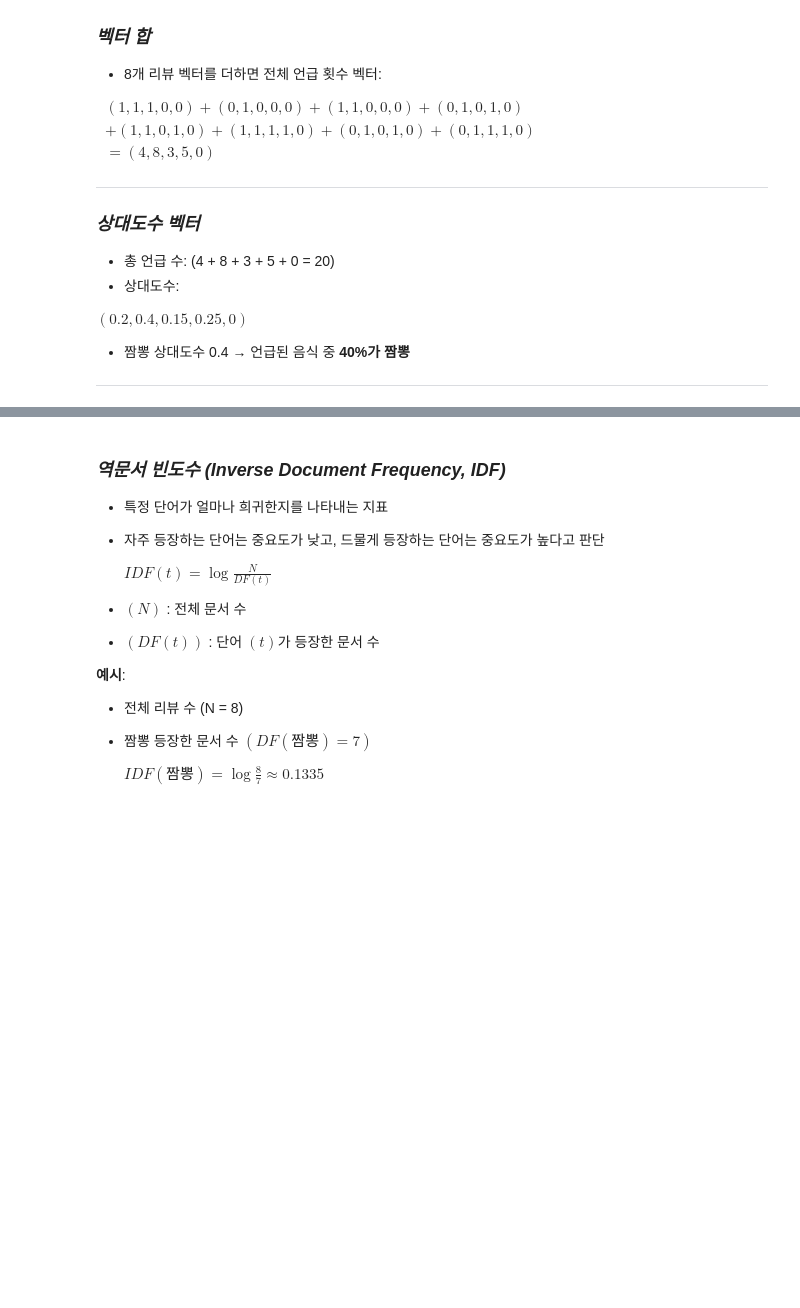
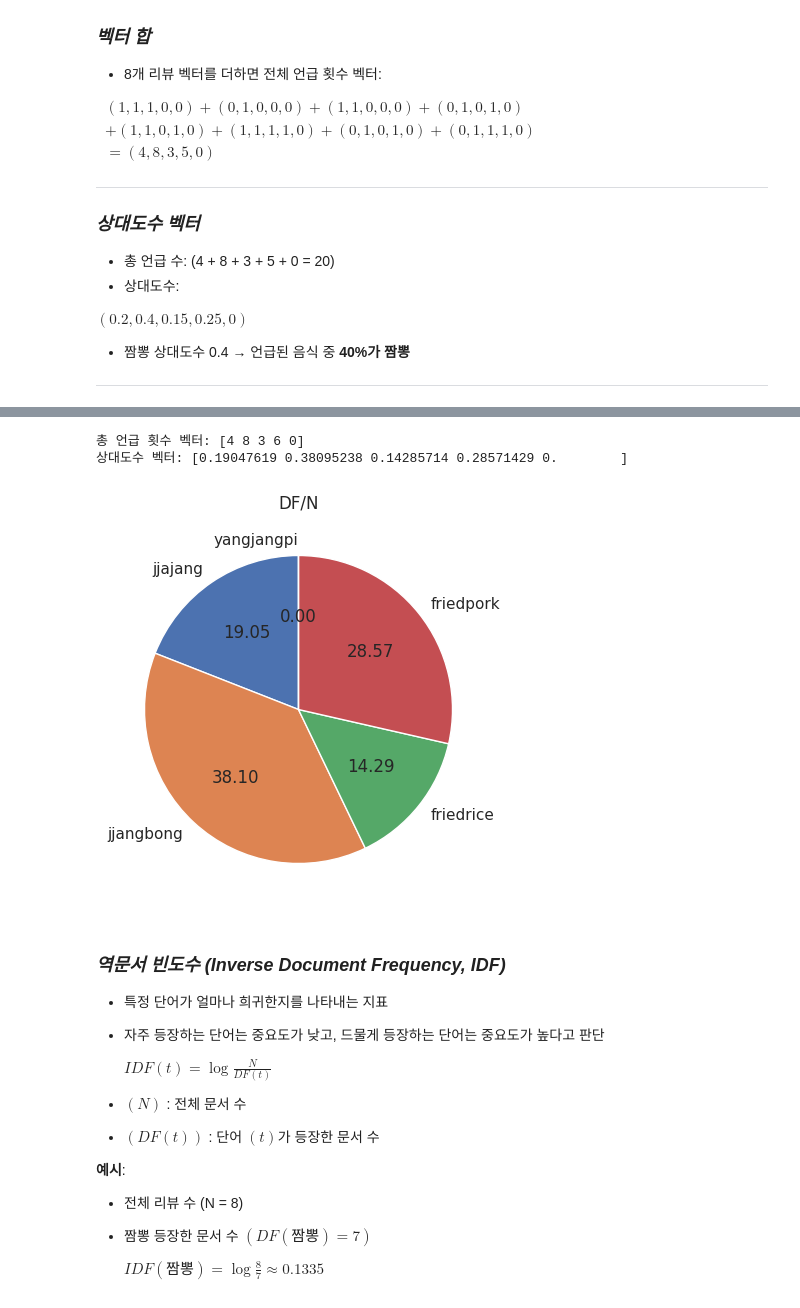
Before and after one commit to suriseven/ai_math, a Jupyter notebook: chap03/chap03.ipynb, the cells around one changed output, grey strips where cells are left out. Drawn from its saved outputs; the diff is of its cells as text; code cells hidden in the pictures; blank space fills up the shorter version.

```diff
--- a/chap03/chap03.ipynb
+++ b/chap03/chap03.ipynb
@@ -225,31 +295,38 @@ print(reviews)
 # %%
 import numpy as np
 import matplotlib.pyplot as plt
 import seaborn as sns
 import matplotlib.font_manager as fm
+import matplotlib
+matplotlib.set_loglevel("error")  # warning 이상은 무시
 
 # 폰트 설정 (Colab, Ubuntu 기준)
 nanum_font_path = '/usr/share/fonts/truetype/nanum/NanumGothic.ttf'
 nanum_font = fm.FontProperties(fname=nanum_font_path)
 plt.rcParams['axes.unicode_minus'] = False
 plt.rc("font", family="NanumGothic")
 sns.set_theme(font="NanumGothic", rc={"axes.unicode_minus":False}, style='white')
 
 # 총 언급 횟수 벡터
 total_vector = reviews.sum(axis=0)
 print("총 언급 횟수 벡터:", total_vector)
 
 # 상대도수 벡터
 DF_over_N = total_vector / total_vector.sum()
 print("상대도수 벡터:", DF_over_N)
 
-# 시각화 (파이 차트)
-labels = ['짜장면', '짬뽕', '볶음밥', '탕수육', '양장피']
+# 시각화 (파이 차트, 한글폰트 깨짐방지)
+# labels = ['짜장면', '짬뽕', '볶음밥', '탕수육', '양장피']
+labels = ['jjajang', 'jjangbong', 'friedrice', 'friedpork', 'yangjangpi']
 
 plt.figure(figsize=(5,5))
 plt.pie(DF_over_N, labels=labels, autopct="%.2f", startangle=90)
-plt.title("DF/N (상대문서빈도)")
+plt.title("DF/N")
 plt.show()
+# %% [output]
+총 언급 횟수 벡터: [4 8 3 6 0]
+상대도수 벡터: [0.19047619 0.38095238 0.14285714 0.28571429 0.        ]
+[figure, added]
 # %% [markdown]
 ### ***역문서 빈도수 (Inverse Document Frequency, IDF)***
 
```
Also changed, not shown: parts of 9 cells of this notebook.
